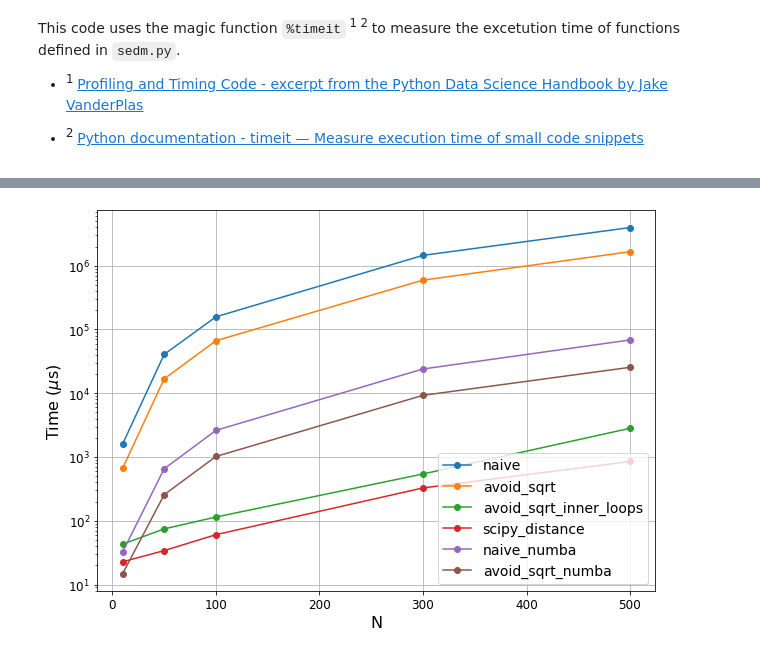
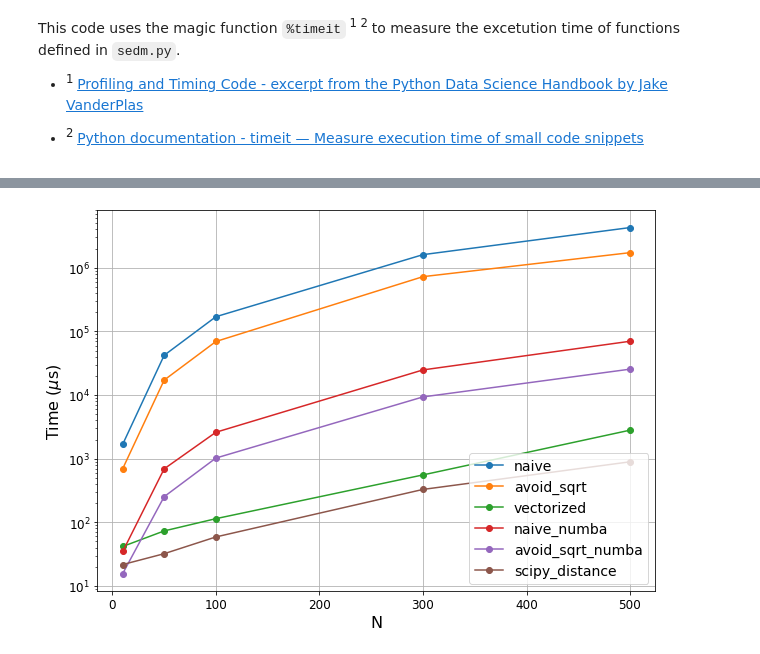
Before and after one commit to birocoles/SEDM, a Jupyter notebook: code/timing_sedm.ipynb, the cells around one changed output, grey strips where cells are left out. Drawn from its saved outputs; the diff is of its cells as text; code cells hidden in the pictures.

```diff
--- a/code/timing_sedm.ipynb
+++ b/code/timing_sedm.ipynb
@@ -15,12 +16,14 @@ from tqdm.notebook import tqdm as tq # produce the progress bar
 # number of points forming matrices P and S
 N = np.array([10, 50, 100, 300, 500])
 # %%
+# functions in sedm
 functions = [sedm.naive,
              sedm.avoid_sqrt,
-             sedm.avoid_sqrt_inner_loops,
-             sedm.scipy_distance,
+             sedm.vectorized,
              sedm.naive_numba,
              sedm.avoid_sqrt_numba]
+
+# computational times for functions in sedm + scipy function
 times = [[], [], [], [], [], []]
 
 for Ni in tq(N):
@@ -28,4 +31,6 @@ for Ni in tq(N):
     for function, time in zip(functions, times):
         t = %timeit -o function(matrix, matrix)
         time.append(t.average)
+    t = %timeit -o spt.distance.cdist(matrix.T, matrix.T, 'sqeuclidean')
+    times[-1].append(t.average)
 # %% [output]
@@ -49,22 +54,22 @@ for Ni in tq(N):
 # %%
 function_names = ['naive',
                   'avoid_sqrt',
-                  'avoid_sqrt_inner_loops',
-                  'scipy_distance',
+                  'vectorized',
                   'naive_numba',
-                  'avoid_sqrt_numba']
+                  'avoid_sqrt_numba',
+                  'scipy_distance']
 
 plt.figure(figsize=(10,7))
 for function_name, time in zip(function_names, times):
     plt.plot(N, np.asarray(time)*1e6, 'o-', label = function_name)
 
 plt.legend(loc = 'best', fontsize = 14)
 plt.xticks(fontsize = 12)
 plt.yticks(fontsize = 12)
 plt.xlabel('N', fontsize = 16)
 plt.ylabel('Time ($\mu$s)', fontsize = 16)
 plt.yscale('log')
 plt.grid()
 plt.show()
 # %% [output]
-[figure, old version]
+[figure, new version]
```
Also changed, not shown: parts of 2 cells of this notebook, 1 other file.
